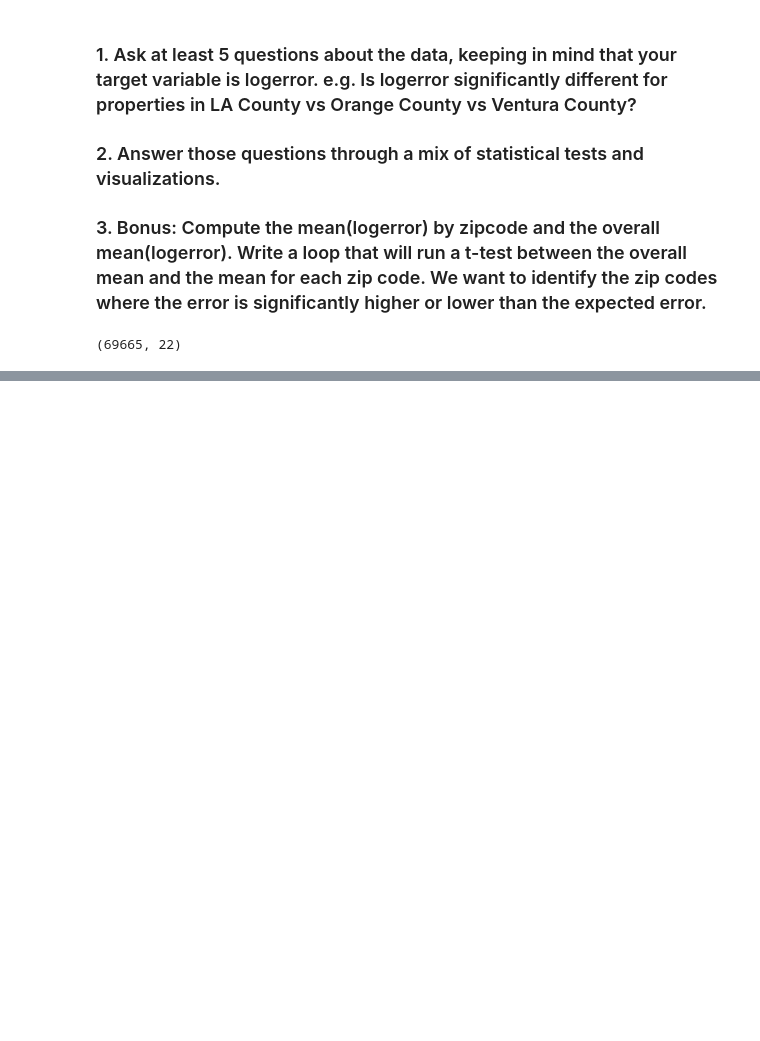
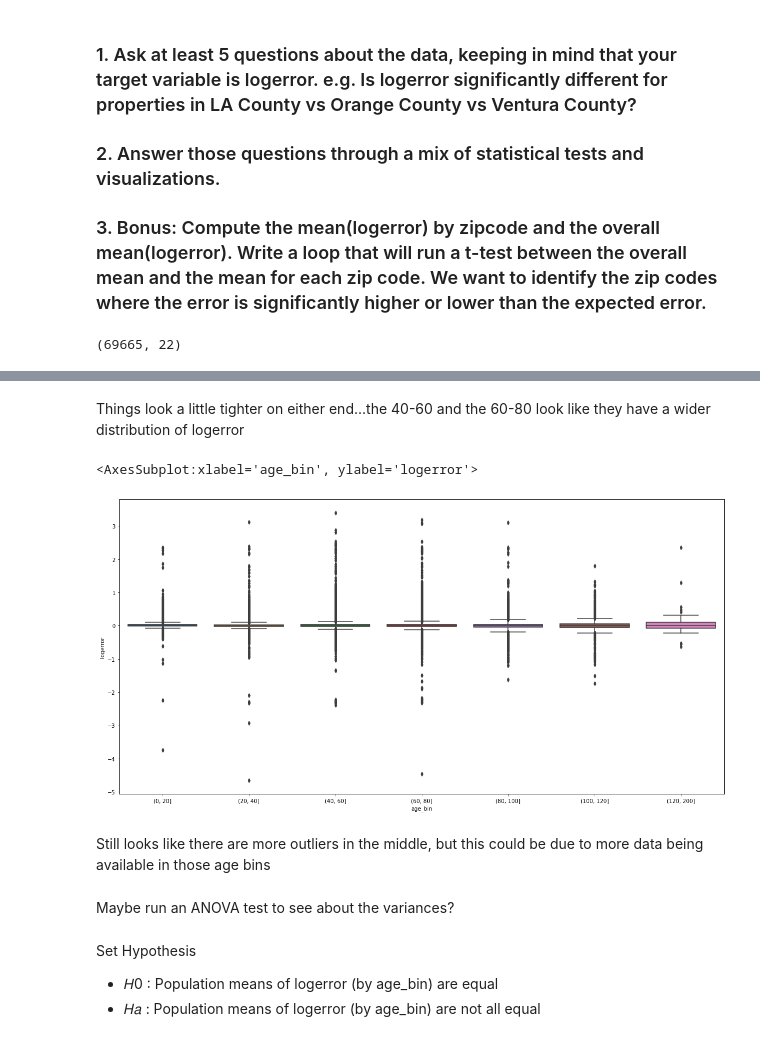
Before and after one commit to brianclements03/clustering, a Jupyter notebook: explore_zillow.ipynb, the cells around one changed output, grey strips where cells are left out. Drawn from its saved outputs; the diff is of its cells as text; code cells hidden in the pictures; blank space fills up the shorter version.

```diff
--- a/explore_zillow.ipynb
+++ b/explore_zillow.ipynb
@@ -121,0 +174,16 @@ Name: county, dtype: int64
+# %% [markdown]
+Things look a little tighter on either end...the 40-60 and the 60-80 look like they have a wider distribution of logerror
+# %%
+plt.figure(figsize=(20,10))
+sns.boxplot(x='age_bin', y='logerror', data= df)
+# %% [output]
+<AxesSubplot:xlabel='age_bin', ylabel='logerror'>
+[figure, added]
+# %% [markdown]
+Still looks like there are more outliers in the middle, but this could be due to more data being available in those age bins
+# %% [markdown]
+Maybe run an ANOVA test to see about the variances?
+# %% [markdown]
+Set Hypothesis
+- 𝐻0 : Population means of logerror (by age_bin) are equal
+- 𝐻𝑎 : Population means of logerror (by age_bin) are not all equal
```
Also changed, not shown: parts of 18 cells of this notebook, 1 other file.
